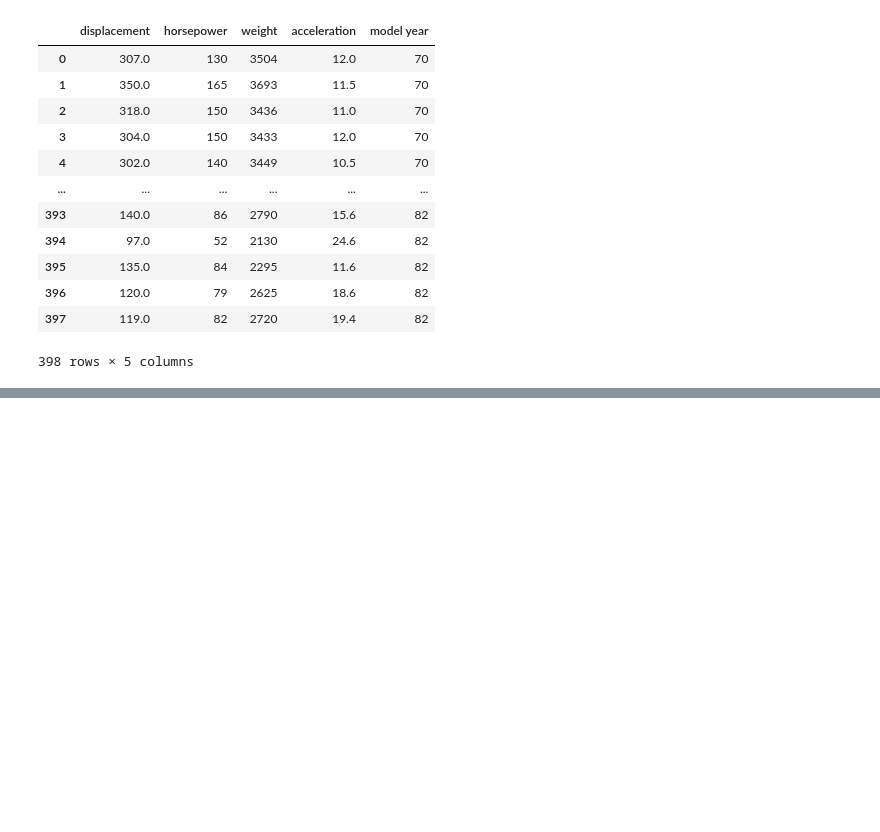
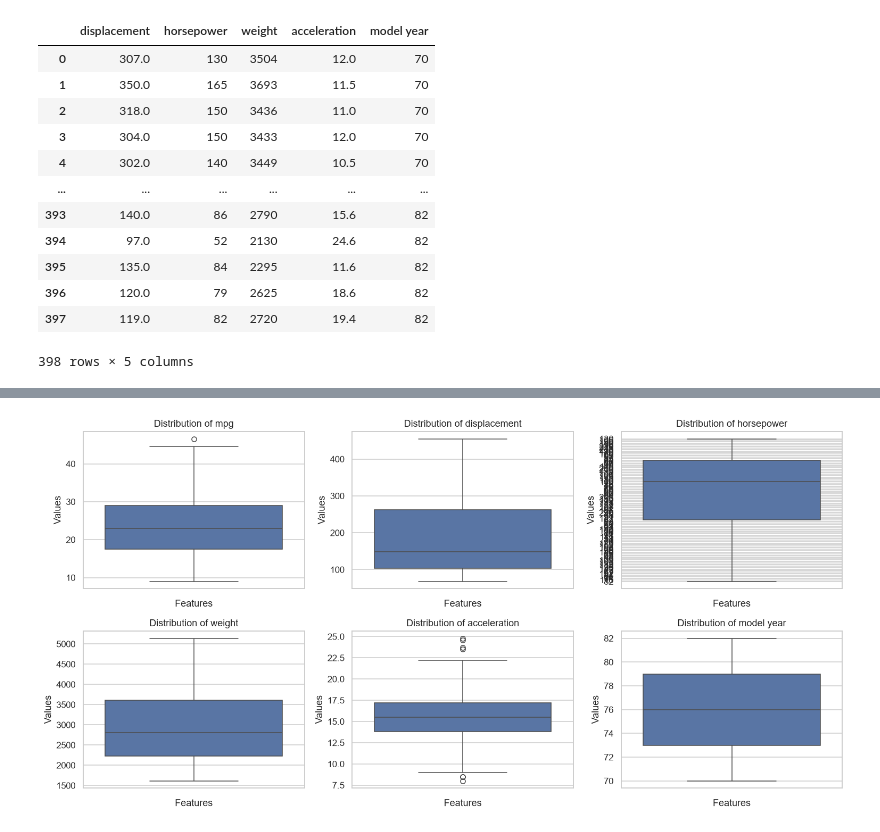
Before and after one commit to UvinAgon/advanced-ml, a Jupyter notebook: week01/linear_regression.ipynb, the cells around one changed output, grey strips where cells are left out. Cells and saved outputs as stored; diff of their text form; code cells hidden in the pictures; blank space fills up the shorter version.

```diff
--- a/week01/linear_regression.ipynb
+++ b/week01/linear_regression.ipynb
@@ -142,0 +202,12 @@ df_clean[quan_candidates]
+# %%
+fig, axes = plt.subplots(2,3, figsize=(14, 7))
+axes = axes.ravel()
+for i, c in enumerate(cols):
+    sns.boxplot(data=df_clean[c], ax=axes[i])
+    axes[i].set_title(f"Distribution of {c}")
+    axes[i].set_xlabel("Features")
+    axes[i].set_ylabel("Values")
+plt.tight_layout()
+plt.show()
+# %% [output]
+[figure, added]
```
Also changed, not shown: parts of 32 cells of this notebook, 1 other file.
